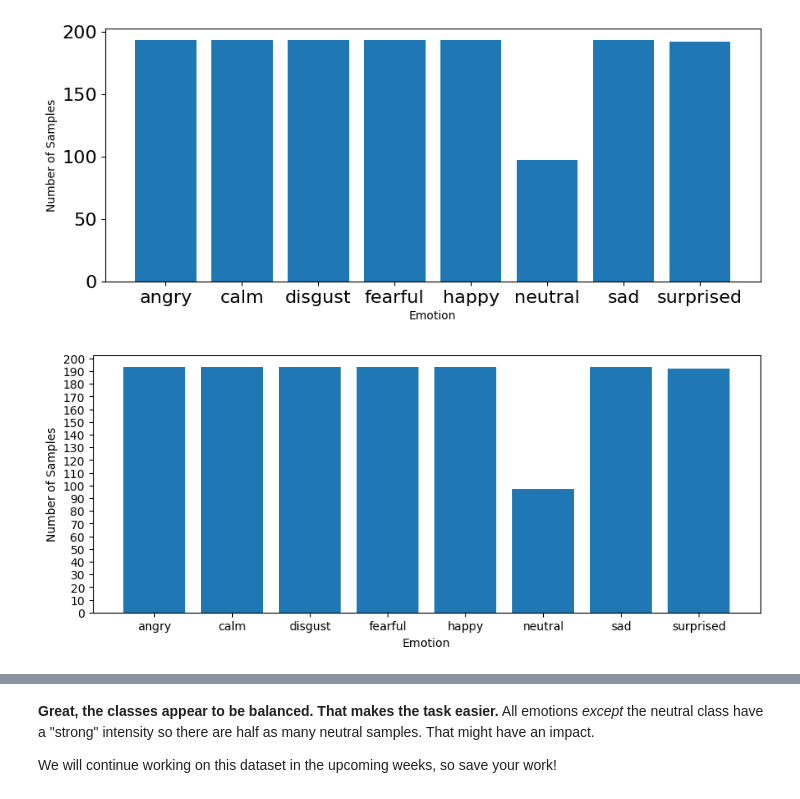
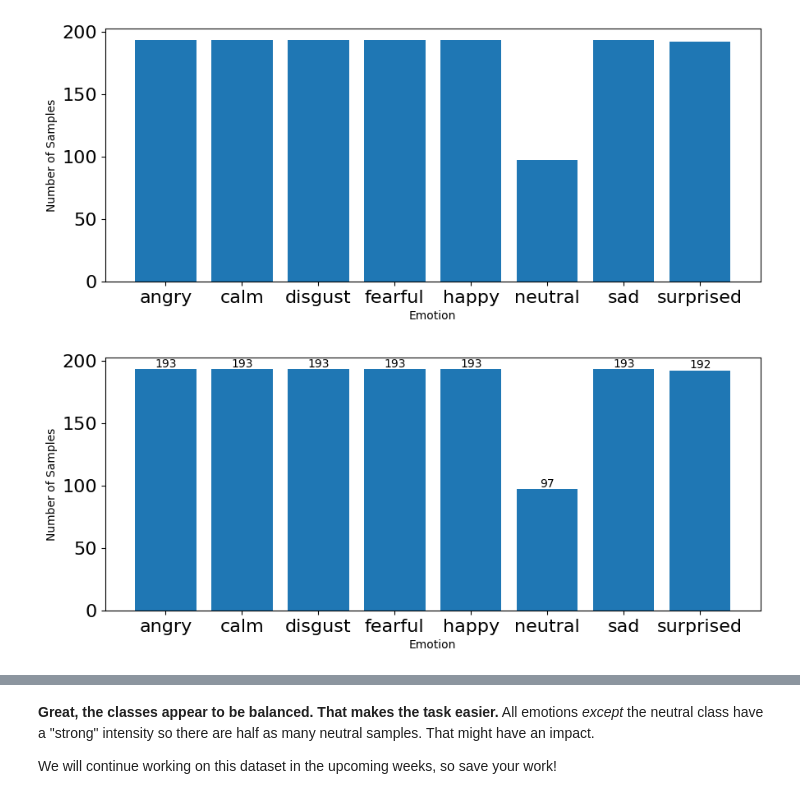
Before and after one commit to Jennashinm/Week2_DataPreprocessing, a Jupyter notebook: Week 2.ipynb, the cells around one changed output, grey strips where cells are left out. Drawn from its saved outputs; the diff is of its cells as text; code cells hidden in the pictures.

```diff
--- a/Week 2.ipynb
+++ b/Week 2.ipynb
@@ -723,17 +723,24 @@ plt.show()
 # %% [output]
 [figure]
 # %%
-# plot emotions
-plt.figure(figsize=(35,4))
-plt.subplot(1,3,1)
-#np.unique returns ordered list of unique elements and count of each element
+plt.figure(figsize=(35, 4))
+plt.subplot(1, 3, 1)
 emotion_list, count = np.unique(emotions, return_counts=True)
-plt.bar(x=range(8), height=count)
-plt.xticks(ticks=range(8), labels = [emotion for emotion in emotion_list],fontsize=10)
+bars = plt.bar(x=range(8), height=count)
+plt.xticks(ticks=range(8), labels=[emotion for emotion in emotion_list], fontsize=10)
 plt.xlabel('Emotion')
-plt.yticks(ticks=np.arange(0, 201, 10))
-plt.tick_params(labelsize=10)
+plt.tick_params(labelsize=16)
 plt.ylabel('Number of Samples')
+
+# Annotation of number of samples for each emotion bar each bar
+for bar in bars:
+    height = bar.get_height()
+    plt.annotate(f'{int(height)}',
+                 xy=(bar.get_x() + bar.get_width() / 2, height),
+                 xytext=(0, 0),
+                 textcoords='offset points',
+                 ha='center', va='bottom')
+
 plt.show()
 # %% [output]
-[figure, old version]
+[figure, new version]
```
Also changed, not shown: parts of 1 cell of this notebook.
